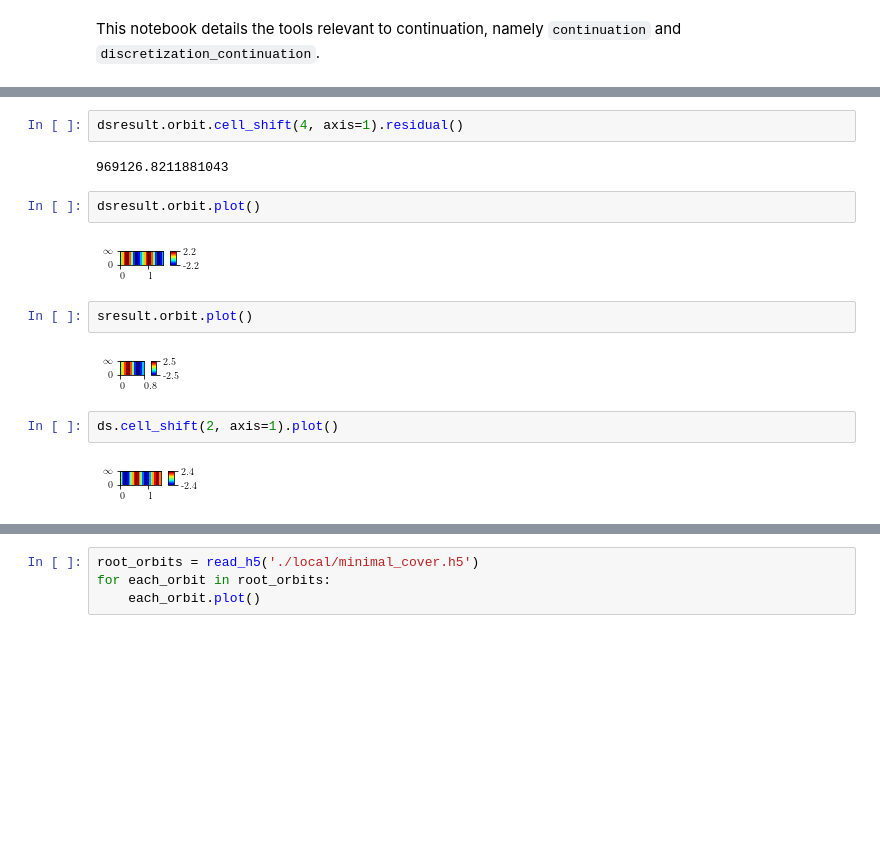
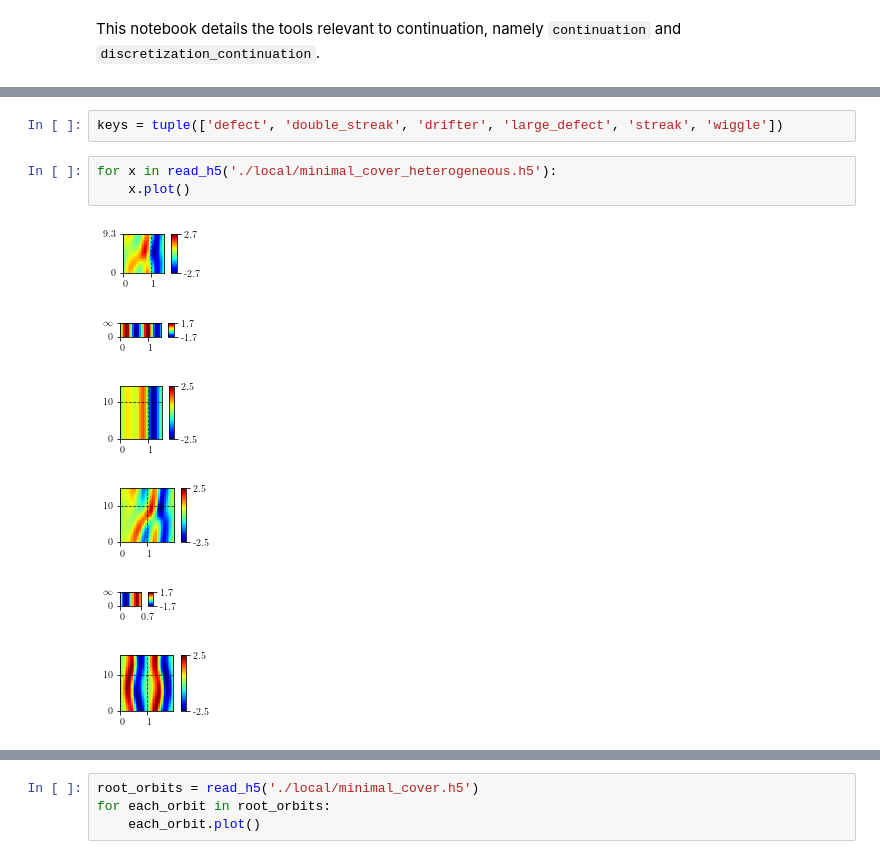
Before and after one commit to chaotic-systems/orbithunter, a Jupyter notebook: notebooks/continuation.ipynb, the cells around one changed output, grey strips where cells are left out. Saved outputs shown, nothing was run; the diff lists cells and outputs as text; blank space fills up the shorter version.

```diff
--- a/notebooks/continuation.ipynb
+++ b/notebooks/continuation.ipynb
@@ -72,19 +27,15 @@ for r in range(dsresult.orbit.m+1):
-# %%
-dsresult.orbit.cell_shift(4, axis=1).residual()
-# %% [output]
-969126.8211881043
-# %%
-dsresult.orbit.plot()
-# %% [output]
-[figure, removed]
-# %%
-sresult.orbit.plot()
-# %% [output]
-[figure, removed]
-# %%
-ds.cell_shift(2, axis=1).plot()
-# %% [output]
-[figure, removed]
+# %%
+keys = tuple(['defect', 'double_streak', 'drifter', 'large_defect', 'streak', 'wiggle'])
+# %%
+for x in read_h5('./local/minimal_cover_heterogeneous.h5'):
+    x.plot()
+# %% [output]
+[figure, added]
+[figure, added]
+[figure, added]
+[figure, added]
+[figure, added]
+[figure, added]
 # %%
 root_orbits = read_h5('./local/minimal_cover_heterogeneous.h5')
 for each_orbit in root_orbits:
```
Also changed, not shown: parts of 13 cells of this notebook, 21 other files.
